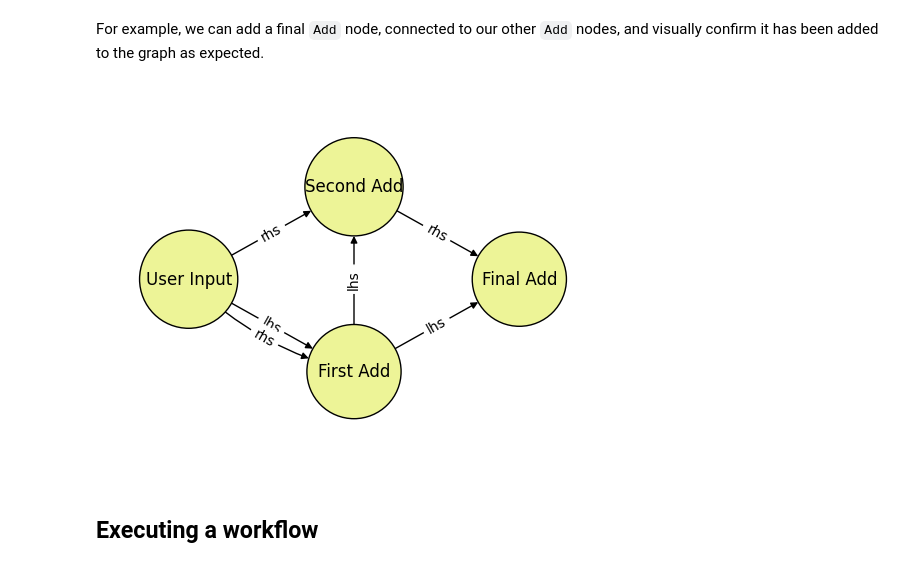
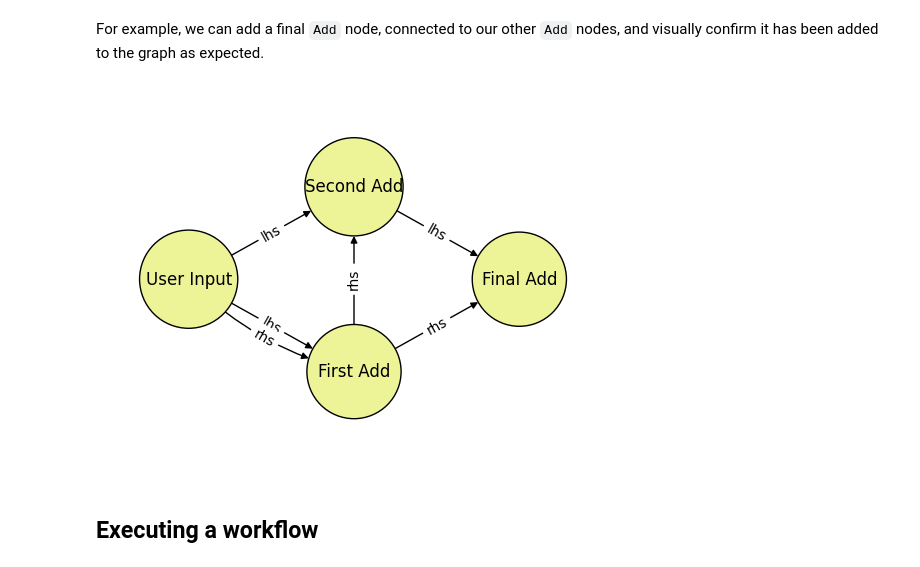
Before and after one commit to digiLab-ai/uncertainty-engine-sdk, a Jupyter notebook: examples/demo_workflow.ipynb, the cells around one changed output. Drawn from its saved outputs; the diff is of its cells as text; code cells hidden in the pictures.

Commit message:
make_handle instead of add_edge

```diff
--- a/examples/demo_workflow.ipynb
+++ b/examples/demo_workflow.ipynb
@@ -40,7 +43,0 @@ Then we will define a connection, an edge, between these two nodes.
-# %%
-graph.add_edge(
-    source="First Add",
-    source_key="ans",  # This output key can be found in the node information - see demo_node.ipynb
-    target="Second Add",
-    target_key="lhs"
-)
@@ -49,11 +44,11 @@ Finally we will add an additional external input to our second addition node. To
-# %%
-graph.add_input("Second Add_rhs", 3)
-graph.add_edge(
-    source=graph.external_input_id,
-    source_key="Second Add_rhs",
-    target="Second Add",
-    target_key="rhs"
-)
+# %%
+add_2 = Add(
+  rhs=ans_1,
+  lhs=3,
+  label="Second Add"
+)
+
+graph.add_node(add_2)
 # %% [markdown]
 Before executing the workflow we can visualize the graph we have created.
 # %%
@@ -66,14 +61,20 @@ visualize_graph(graph)
 We can see in tha above visualization that the external inputs to the graph appear as their own "node" with label "User Input". We can also see that all connections between nodes are labelled with the input variable of the target node. These visualizations can be useful to understand the graphs you're constructing as they grow in complexity.
 # %% [markdown]
 For example, we can add a final `Add` node, connected to our other `Add` nodes, and visually confirm it has been added to the graph as expected.
-# %%
-graph.add_node(Add, label="Final Add")
-graph.add_edge("First Add", "ans", "Final Add", "lhs")
-graph.add_edge("Second Add", "ans", "Final Add", "rhs")
-
-visualize_graph(graph)
-# %% [output]
-[figure, removed]
+# %%
+ans_2 = add_2.make_handle("ans")
+
+add_3 = Add(
+  rhs=ans_1,
+  lhs=ans_2,
+  label="Final Add"
+)
+
+graph.add_node(add_3)
+
+visualize_graph(graph)
+# %% [output]
+[figure, added]
 # %% [markdown]
 ## Executing a workflow
 # %% [markdown]
```
Also changed, not shown: parts of 9 cells of this notebook, 1 other file.
